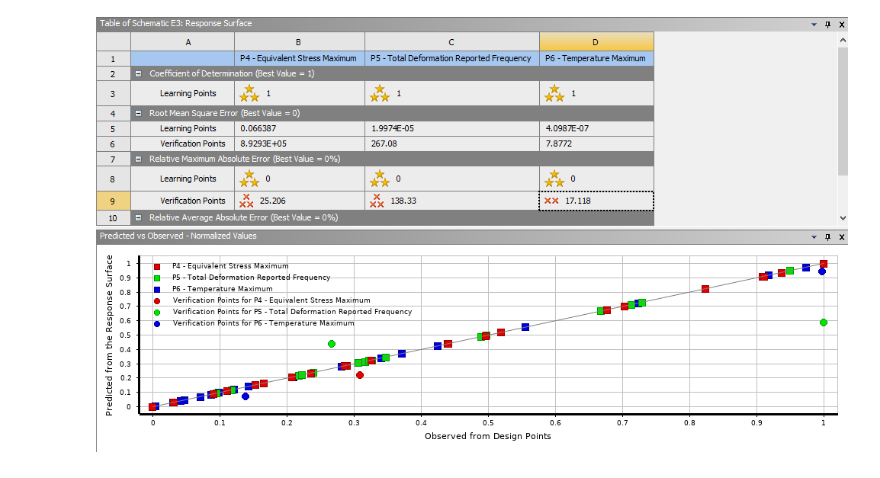
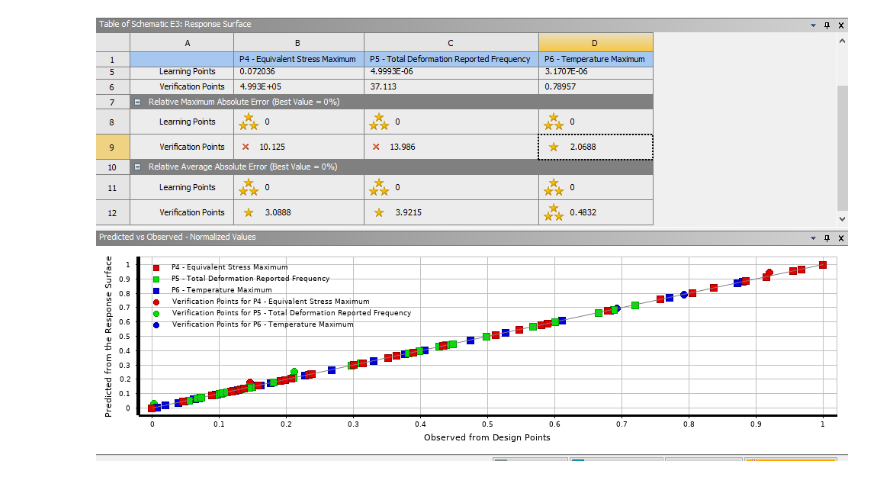
Before and after one commit to kphill1/DesignOptimization2021Fall, a Jupyter notebook: MAE_598_Project_2.ipynb, the cells around one changed output. Cells and saved outputs as stored; diff of their text form; code cells hidden in the pictures.

```diff
--- a/MAE_598_Project_2.ipynb
+++ b/MAE_598_Project_2.ipynb
@@ -15,5 +10,5 @@ Image('w_6_points.png')
-# %%
-from IPython.display import Image
-Image('w_7_points.png')
-# %% [output]
-[figure, removed]
+# %%
+from IPython.display import Image
+Image('redo_6.png')
+# %% [output]
+[figure, added]
```
Also changed, not shown: parts of 4 cells of this notebook.
